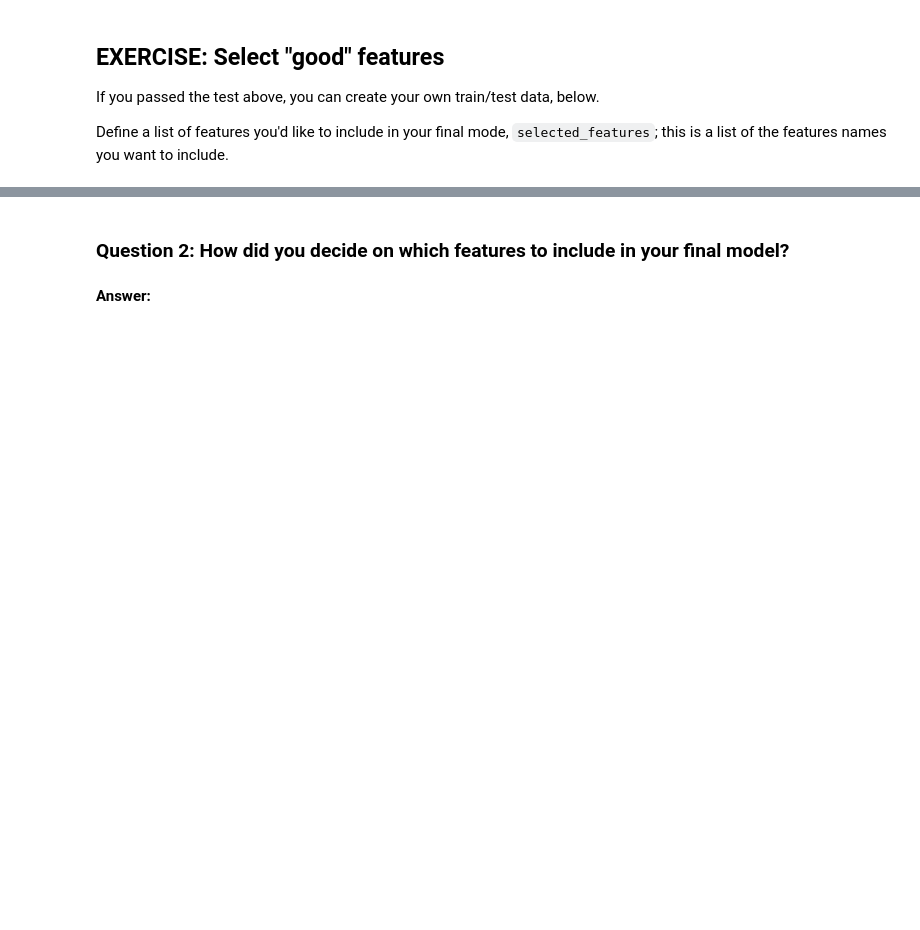
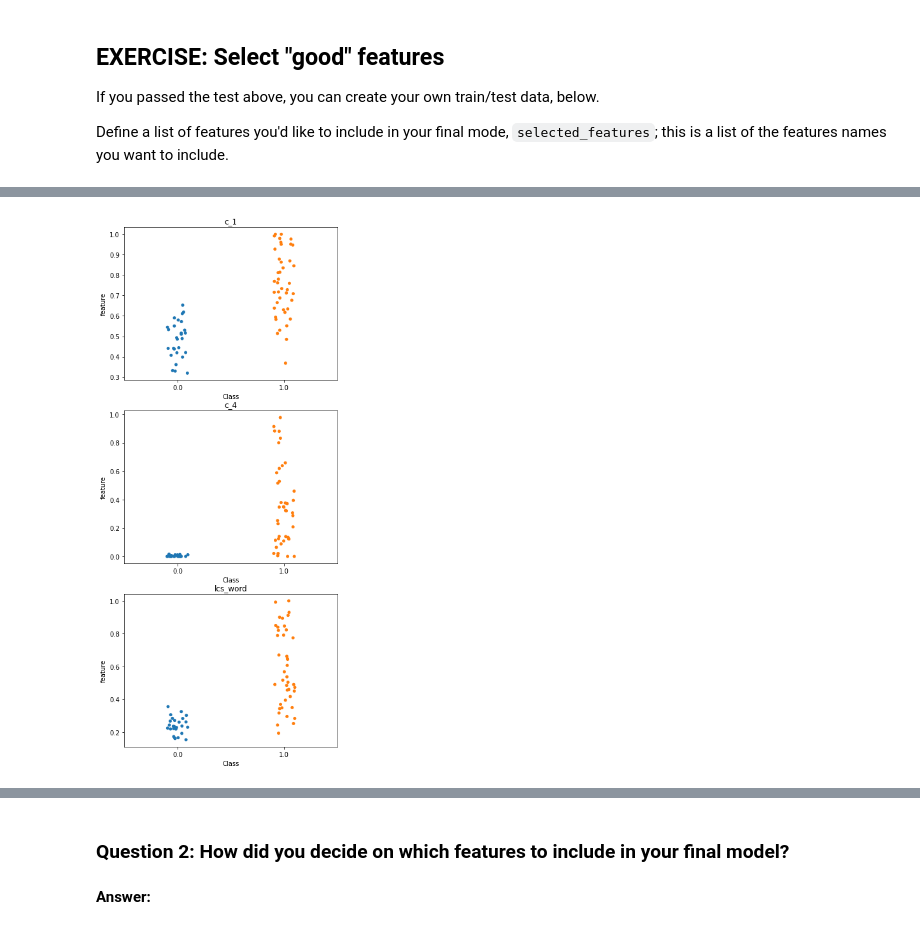
Before and after one commit to RobbyJS/Plagiarism_Detection, a Jupyter notebook: 2_Plagiarism_Feature_Engineering.ipynb, the cells around one changed output, grey strips where cells are left out. Saved outputs shown, nothing was run; the diff lists cells and outputs as text; code cells hidden in the pictures; blank space fills up the shorter version.

```diff
--- a/2_Plagiarism_Feature_Engineering.ipynb
+++ b/2_Plagiarism_Feature_Engineering.ipynb
@@ -882,13 +860,15 @@ def train_test_data(complete_df, features_df, selected_features):
        :return: training and test features and labels: (train_x, train_y), (test_x, test_y)'''
 
     # get the training features
-    train_x = None
+    train_idx = complete_df[complete_df['Datatype']=='train'].index
+    train_x = features_df.loc[train_idx, selected_features].values
     # And training class labels (0 or 1)
-    train_y = None
+    train_y = complete_df.loc[train_idx, 'Class'].values
 
     # get the test features and labels
-    test_x = None
-    test_y = None
+    test_idx = complete_df[complete_df['Datatype']=='test'].index
+    test_x = features_df.loc[test_idx, selected_features].values
+    test_y = complete_df.loc[test_idx, 'Class'].values
 
     return (train_x, train_y), (test_x, test_y)
 # %% [markdown]
@@ -914,7 +900,7 @@ Define a list of features you'd like to include in your final mode, `selected_fe
 # %%
 # Select your list of features, this should be column names from features_df
 # ex. ['c_1', 'lcs_word']
-selected_features = ['c_1', 'c_5', 'lcs_word']
+selected_features = ['c_1', 'c_4', 'lcs_word']
 
 
 """
@@ -931,0 +933,11 @@ print('Training df sample: \n', train_x[:10])
+# %%
+nrows = len(selected_features)
+import matplotlib.pyplot as plt
+fig, ax = plt.subplots(nrows = nrows, figsize =(6, nrows*5))
+
+for feature_idx, feature in enumerate(selected_features):
+    df_plot = pd.DataFrame(np.hstack((train_y.reshape((-1,1)), train_x[:,feature_idx:feature_idx+1])), columns = ['Class', 'feature'])
+    sns.stripplot(x='Class', y='feature', data=df_plot, ax = ax[feature_idx])
+    ax[feature_idx].set_title(feature)
+# %% [output]
+[figure, added]
```
Also changed, not shown: parts of 19 cells of this notebook.
